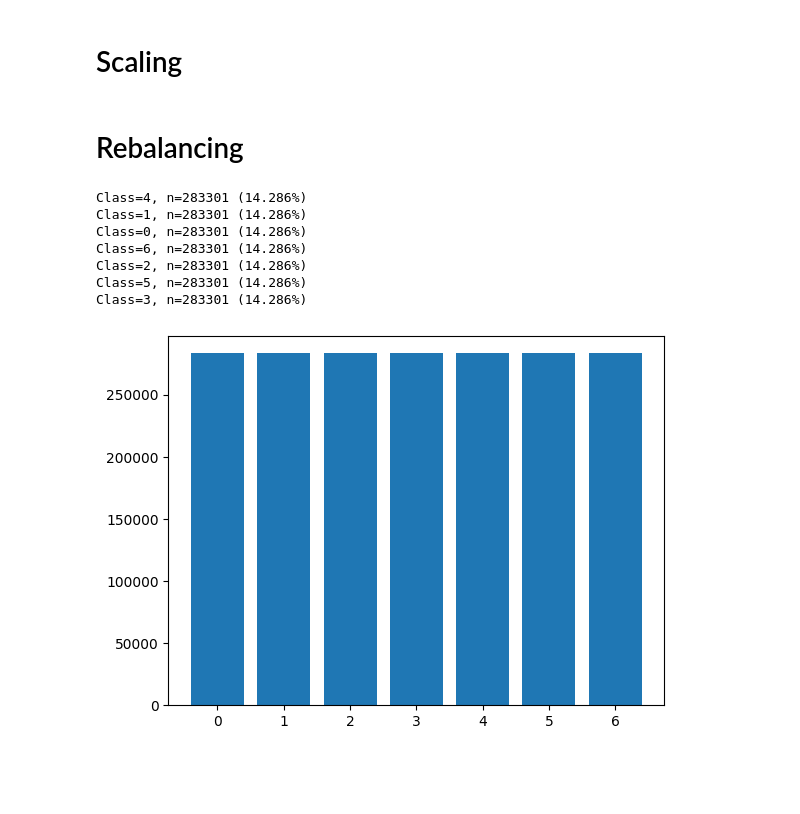
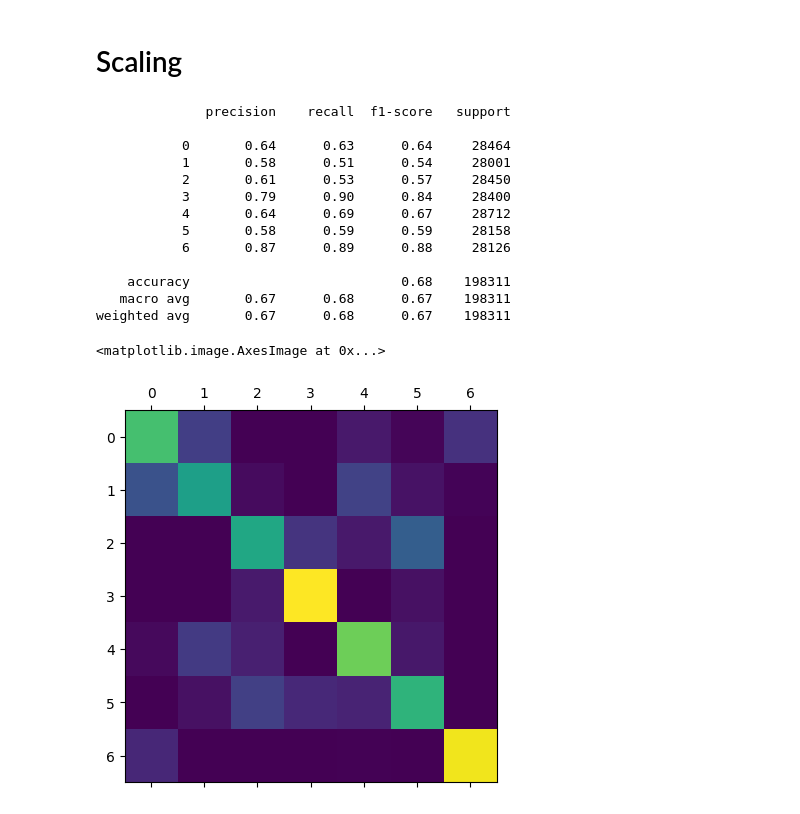
Before and after one commit to piotrksiazek/Introduction-to-data-analysic-University-2022-Classification, a Jupyter notebook: classification_project.ipynb, the cells around one changed output. Drawn from its saved outputs; the diff is of its cells as text; code cells hidden in the pictures; blank space fills up the shorter version.

```diff
--- a/classification_project.ipynb
+++ b/classification_project.ipynb
@@ -71,31 +121,35 @@ X_scaled = scaler.transform(x)
-# %% [markdown]
-# Rebalancing
-# %%
-from pandas import read_csv
-from imblearn.over_sampling import SMOTE
-from collections import Counter
-from matplotlib import pyplot
-from sklearn.preprocessing import LabelEncoder
-
-# label encode the target variable
-y = LabelEncoder().fit_transform(y)
-# transform the dataset
-oversample = SMOTE()
-X_scaled, y = oversample.fit_resample(x, y)
-# summarize distribution
-counter = Counter(y)
-for k,v in counter.items():
- per = v / len(y) * 100
- print('Class=%d, n=%d (%.3f%%)' % (k, v, per))
-# plot the distribution
-pyplot.bar(counter.keys(), counter.values())
-pyplot.show()
-# %% [output]
-Class=4, n=283301 (14.286%)
-Class=1, n=283301 (14.286%)
-Class=0, n=283301 (14.286%)
-Class=6, n=283301 (14.286%)
-Class=2, n=283301 (14.286%)
-Class=5, n=283301 (14.286%)
-Class=3, n=283301 (14.286%)
-[figure, removed]
+# %%
+X_train, X_test, y_train, y_test = train_test_split(X_scaled, y, test_size=0.1, random_state=42)
+
+clf = LogisticRegression(multi_class="ovr", solver="sag")
+
+clf.fit(X_train, y_train)
+
+predictions = clf.predict(X_test)
+# %%
+from sklearn.metrics import accuracy_score
+from sklearn.metrics import confusion_matrix
+from sklearn.metrics import plot_confusion_matrix
+from sklearn.metrics import classification_report
+
+print(classification_report(y_test, predictions))
+
+confusion = confusion_matrix(y_test, predictions)
+
+plt.matshow(confusion)
+# %% [output]
+              precision    recall  f1-score   support
+
+           0       0.64      0.63      0.64     28464
+           1       0.58      0.51      0.54     28001
+           2       0.61      0.53      0.57     28450
+           3       0.79      0.90      0.84     28400
+           4       0.64      0.69      0.67     28712
+           5       0.58      0.59      0.59     28158
+           6       0.87      0.89      0.88     28126
+
+    accuracy                           0.68    198311
+   macro avg       0.67      0.68      0.67    198311
+weighted avg       0.67      0.68      0.67    198311
+<matplotlib.image.AxesImage at 0x...>
+[figure, added]
```
Also changed, not shown: parts of 11 cells of this notebook.
